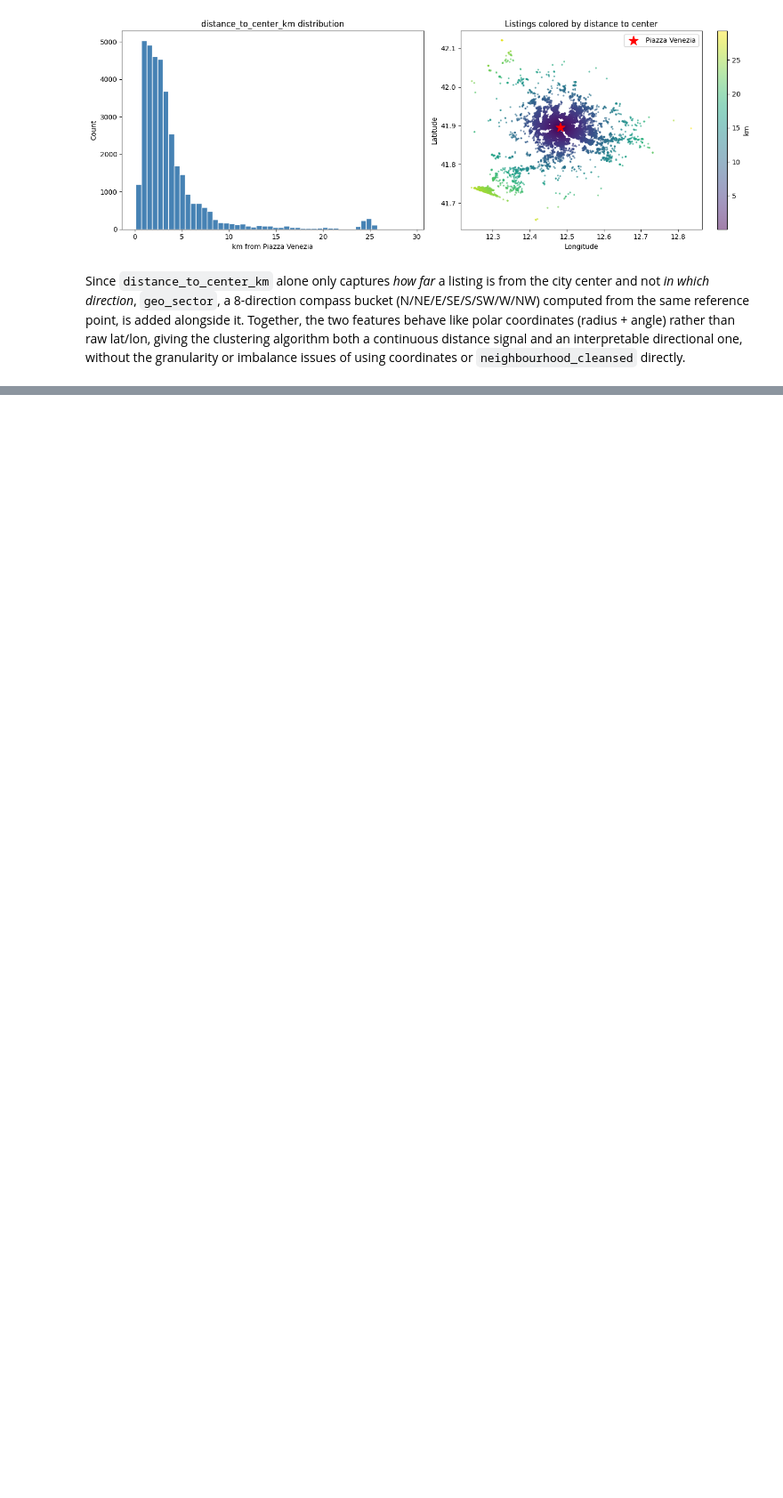
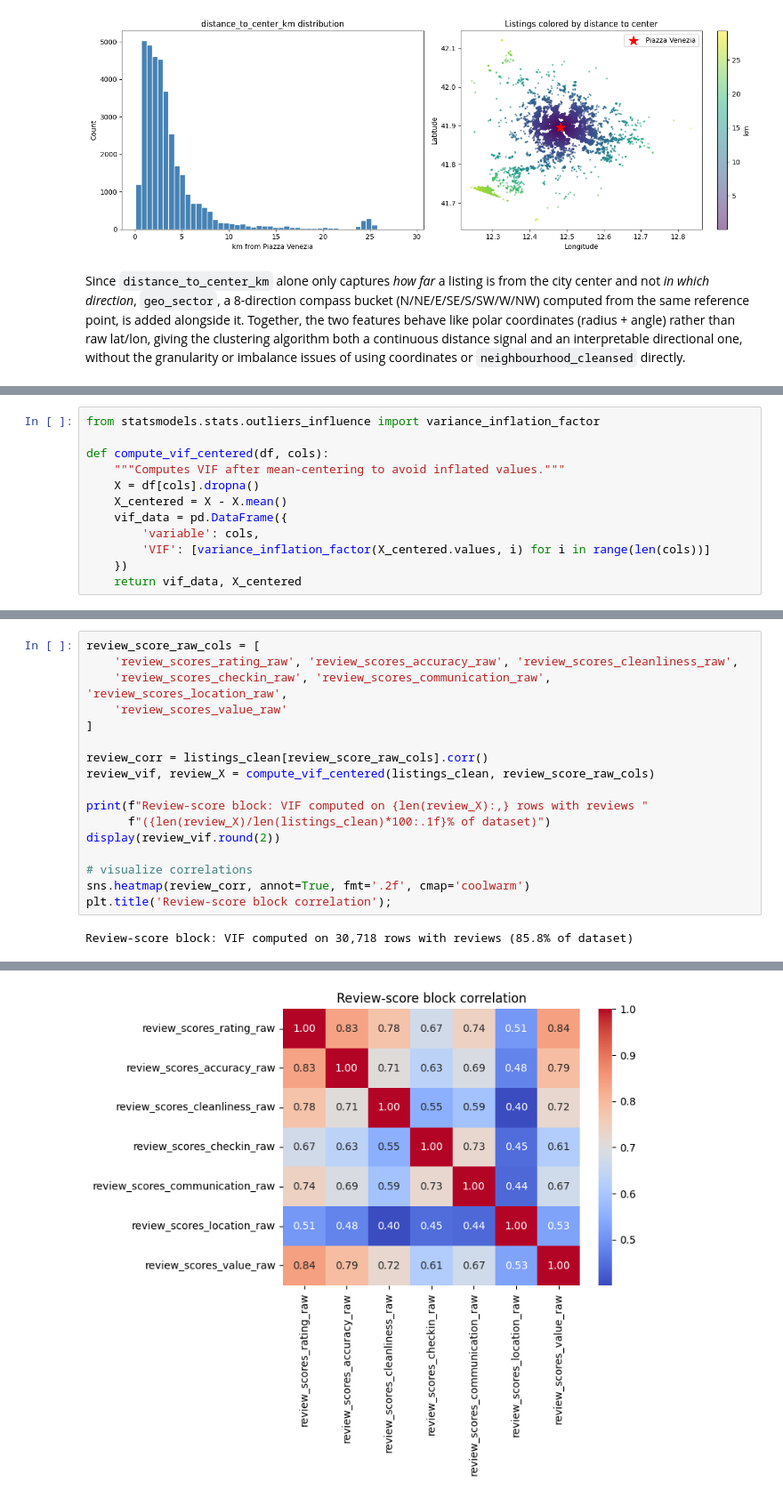
Before and after one commit to pln6/airbnb-market-segmentation-analysis, a Jupyter notebook: notebooks/02_feature_engineering.ipynb, the cells around one changed output, grey strips where cells are left out. Shown at 89% size. Saved outputs shown, nothing was run; the diff lists cells and outputs as text; blank space fills up the shorter version.

Commit message:
feat: inspect correlations & multicollinearity in review-score & host-portfolio feature blocks

```diff
--- a/notebooks/02_feature_engineering.ipynb
+++ b/notebooks/02_feature_engineering.ipynb
@@ -320,0 +325,12 @@ Since `distance_to_center_km` alone only captures *how far* a listing is from th
+# %%
+from statsmodels.stats.outliers_influence import variance_inflation_factor
+
+def compute_vif_centered(df, cols):
+    """Computes VIF after mean-centering to avoid inflated values."""
+    X = df[cols].dropna()
+    X_centered = X - X.mean()
+    vif_data = pd.DataFrame({
+        'variable': cols,
+        'VIF': [variance_inflation_factor(X_centered.values, i) for i in range(len(cols))]
+    })
+    return vif_data, X_centered
@@ -320,0 +339,19 @@ Since `distance_to_center_km` alone only captures *how far* a listing is from th
+# %%
+review_score_raw_cols = [
+    'review_scores_rating_raw', 'review_scores_accuracy_raw', 'review_scores_cleanliness_raw',
+    'review_scores_checkin_raw', 'review_scores_communication_raw', 'review_scores_location_raw',
+    'review_scores_value_raw'
+]
+
+review_corr = listings_clean[review_score_raw_cols].corr()
+review_vif, review_X = compute_vif_centered(listings_clean, review_score_raw_cols)
+
+print(f"Review-score block: VIF computed on {len(review_X):,} rows with reviews "
+      f"({len(review_X)/len(listings_clean)*100:.1f}% of dataset)")
+display(review_vif.round(2))
+
+# visualize correlations
+sns.heatmap(review_corr, annot=True, fmt='.2f', cmap='coolwarm')
+plt.title('Review-score block correlation');
+# %% [output]
+Review-score block: VIF computed on 30,718 rows with reviews (85.8% of dataset)
@@ -320,0 +366 @@ Since `distance_to_center_km` alone only captures *how far* a listing is from th
+[figure, added]
```
Also changed, not shown: parts of 8 cells of this notebook.
